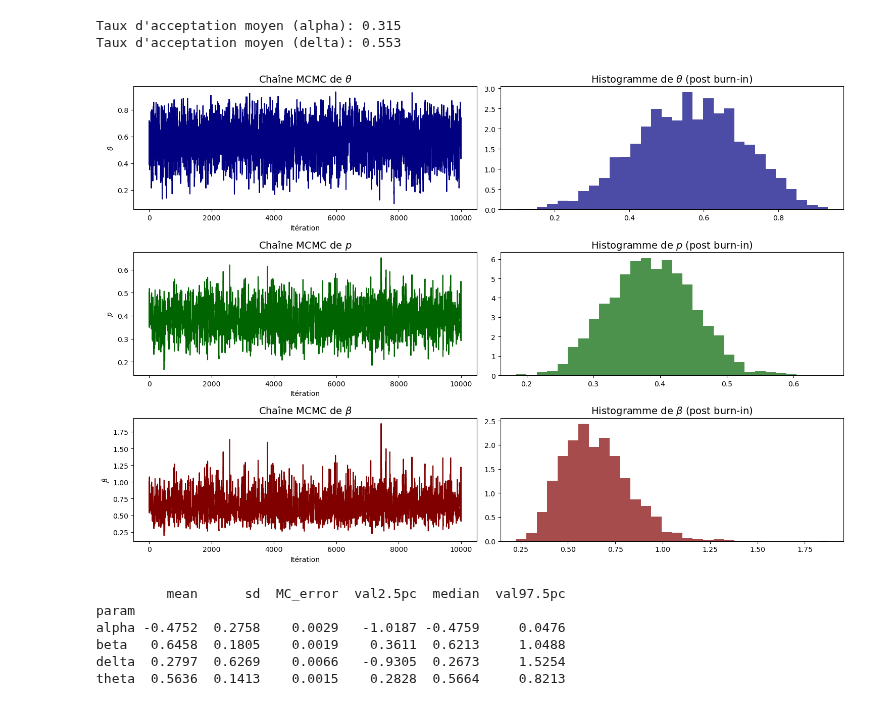
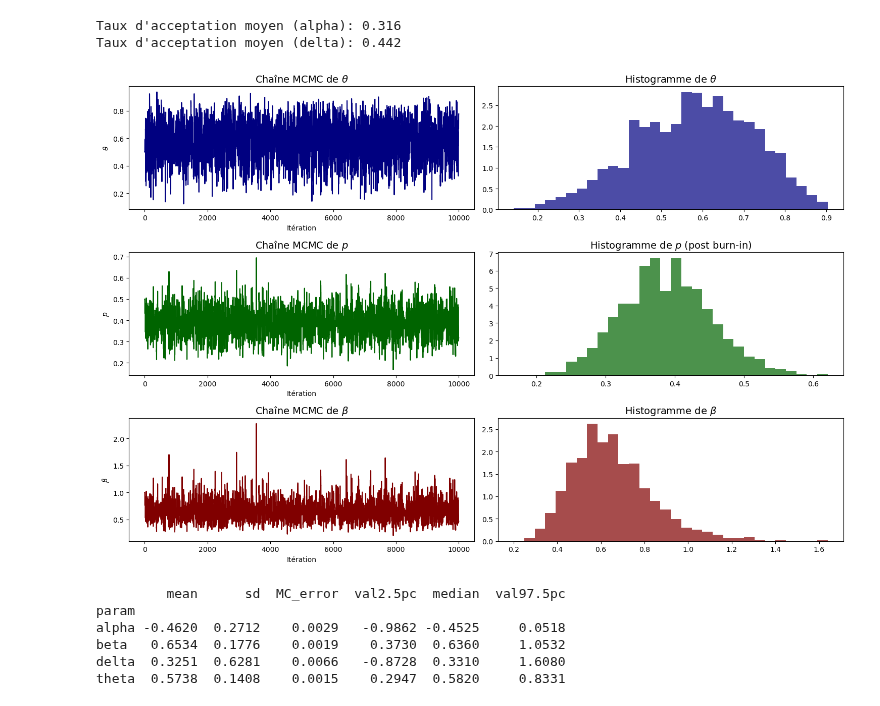
Before and after one commit to noesauze/Bayes_heart_mixture_model, a Jupyter notebook: projetBAYES_heart.ipynb, the cells around one changed output. Drawn from its saved outputs; the diff is of its cells as text; code cells hidden in the pictures.

```diff
--- a/projetBAYES_heart.ipynb
+++ b/projetBAYES_heart.ipynb
@@ -127,11 +126,11 @@ def heart_mixture_sampler(n_iter,x,y,T) :
 
     # Variance des noyaux de propositions
     proposal_sd_alpha = 1
-    proposal_sd_delta = 1
+    proposal_sd_delta = 1.5
 
     # Hyperparamètres des lois a priori
-    prior_mu_alpha, prior_sd_alpha = 0, 100  # Pour logit(p), A REVOIR COMMENT ON CHOISIT NOTRE PRIOR
-    prior_mu_delta, prior_sd_delta = 0, 100  # Pour logit(theta)
+    prior_mu_alpha, prior_sd_alpha = 0, 1000  # Pour logit(p), A REVOIR COMMENT ON CHOISIT NOTRE PRIOR
+    prior_mu_delta, prior_sd_delta = 0, 1000  # Pour logit(theta)
 
     # Initialisation des chaînes MCMC
     alpha_chain = np.zeros(n_iter)
@@ -237,38 +236,38 @@ print(f"Taux d'acceptation moyen (delta): {np.mean(acceptance_ratio_delta):.3f}"
 fig, axes = plt.subplots(3, 2, figsize=(15, 10))
 
 # Chaîne de theta
 axes[0,0].plot(theta_chain, color='navy')
 axes[0,0].set_title(r'Chaîne MCMC de $\theta$', fontsize=14)
 axes[0,0].set_xlabel('Itération')
 axes[0,0].set_ylabel(r'$\theta$')
 
 axes[0,1].hist(theta_chain[int(n_iter/2):], bins=30, density=True, color='navy', alpha=0.7)
-axes[0,1].set_title(r'Histogramme de $\theta$ (post burn-in)', fontsize=14)
+axes[0,1].set_title(r'Histogramme de $\theta$', fontsize=14)
 
 # Chaîne de p
 axes[1,0].plot(p_chain, color='darkgreen')
 axes[1,0].set_title(r'Chaîne MCMC de $p$', fontsize=14)
 axes[1,0].set_xlabel('Itération')
 axes[1,0].set_ylabel(r'$p$')
 
 axes[1,1].hist(p_chain[int(n_iter/2):], bins=30, density=True, color='darkgreen', alpha=0.7)
 axes[1,1].set_title(r'Histogramme de $p$ (post burn-in)', fontsize=14)
 
 # Chaîne de beta
 axes[2,0].plot(beta_chain, color='maroon')
 axes[2,0].set_title(r'Chaîne MCMC de $\beta$', fontsize=14)
 axes[2,0].set_xlabel('Itération')
 axes[2,0].set_ylabel(r'$\beta$')
 
 axes[2,1].hist(beta_chain[int(n_iter/2):], bins=30, density=True, color='maroon', alpha=0.7)
-axes[2,1].set_title(r'Histogramme de $\beta$ (post burn-in)', fontsize=14)
+axes[2,1].set_title(r'Histogramme de $\beta$', fontsize=14)
 
 plt.tight_layout()
 plt.show()
 # %% [output]
-Taux d'acceptation moyen (alpha): 0.315
-Taux d'acceptation moyen (delta): 0.553
+Taux d'acceptation moyen (alpha): 0.316
+Taux d'acceptation moyen (delta): 0.442
-[figure, old version]
+[figure, new version]
 # %%
 import pandas as pd
 import numpy as np
@@ -298,7 +297,7 @@ print(summary_df.round(4))
 # %% [output]
          mean      sd  MC_error  val2.5pc  median  val97.5pc
 param
-alpha -0.4752  0.2758    0.0029   -1.0187 -0.4759     0.0476
-beta   0.6458  0.1805    0.0019    0.3611  0.6213     1.0488
-delta  0.2797  0.6269    0.0066   -0.9305  0.2673     1.5254
-theta  0.5636  0.1413    0.0015    0.2828  0.5664     0.8213
+alpha -0.4620  0.2712    0.0029   -0.9862 -0.4525     0.0518
+beta   0.6534  0.1776    0.0019    0.3730  0.6360     1.0532
+delta  0.3251  0.6281    0.0066   -0.8728  0.3310     1.6080
+theta  0.5738  0.1408    0.0015    0.2947  0.5820     0.8331
```
Also changed, not shown: parts of 1 cell of this notebook.
